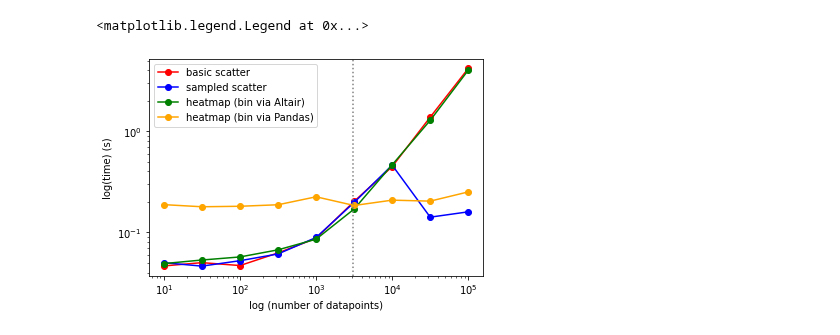
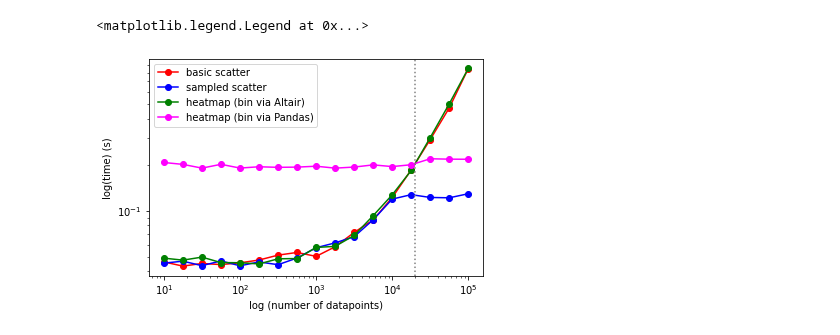
Before and after one commit to lux-org/lux, a Jupyter notebook: experiments/scatter_analysis.ipynb, the cells around one changed output. Saved outputs shown, nothing was run; the diff lists cells and outputs as text; code cells hidden in the pictures.

```diff
--- a/experiments/scatter_analysis.ipynb
+++ b/experiments/scatter_analysis.ipynb
@@ -12,7 +13,20 @@ df4 = pd.read_csv("manual_heatmap.csv")
 def plot_loglog(df,label="",color="red"):
     plt.xlabel('log (number of datapoints)')
     plt.ylabel('log(time) (s)')
-#     plt.loglog(df["nPts"], df["pandas cost"],'-o',label=label,color=color)
-#     plt.loglog(df["nPts"], df["altair cost"],'--',color=color)
+    plt.loglog(df["nPts"], df["pandas cost"],'-',label=label,color=color)
+    plt.loglog(df["nPts"], df["altair cost"],'--',color=color)
+
+def plot_loglog_total(df,label="",color="red"):
+    plt.xlabel('log (number of datapoints)')
+    plt.ylabel('log(time) (s)')
     df["total"] = df["pandas cost"]+df["altair cost"]
     plt.loglog(df["nPts"], df["total"],'-o',label=label,color=color)
+
+def plot_logx(df,label="",color="red"):
+    plt.xlabel('number of datapoints')
+    plt.ylabel('time (s)')
+#     plt.plot(df["nPts"], df["pandas cost"],'-o',label=label,color=color)
+#     plt.plot(df["nPts"], df["altair cost"],'--',color=color)
+    df["total"] = df["pandas cost"]+df["altair cost"]
+    plt.plot(df["nPts"], df["total"],'-o',label=label,color=color)
+    plt.xscale('log')
@@ -38,10 +51,10 @@ plt.legend()
 # %%
-plot_loglog(df,"basic scatter","red")
-plot_loglog(df3,"sampled scatter","blue")
-plot_loglog(df2,"heatmap (bin via Altair)","green")
-plot_loglog(df4,"heatmap (bin via Pandas)","orange")
-plt.axvline(x= 3100,linestyle=':',color="grey")
+plot_loglog_total(df,"basic scatter","red")
+plot_loglog_total(df3,"sampled scatter","blue")
+plot_loglog_total(df2,"heatmap (bin via Altair)","green")
+plot_loglog_total(df4,"heatmap (bin via Pandas)","magenta")
+plt.axvline(x= 20000,linestyle=':',color="grey")
 plt.legend()
 # %% [output]
 <matplotlib.legend.Legend at 0x...>
-[figure, old version]
+[figure, new version]
```
Also changed, not shown: parts of 8 cells of this notebook, 6 other files.
